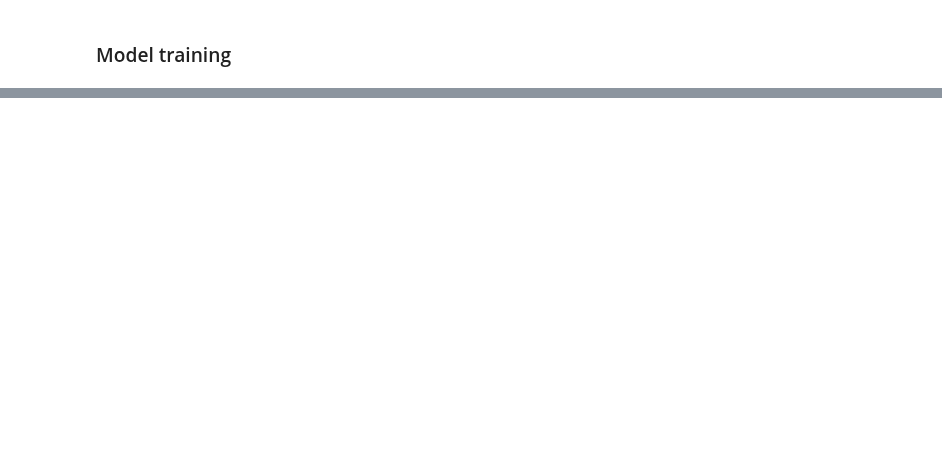
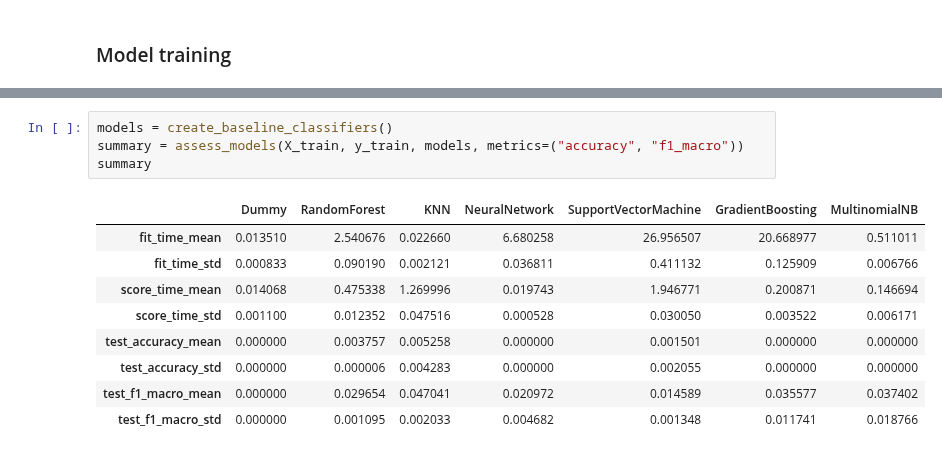
Before and after one commit to geovalexis/PP2GO, a Jupyter notebook: Methods.ipynb, the cells around one changed output, grey strips where cells are left out. Cells and saved outputs as stored; diff of their text form; blank space fills up the shorter version.

```diff
--- a/Methods.ipynb
+++ b/Methods.ipynb
@@ -1200,0 +1258,14 @@ accuracy_score(y_test, y_test_predictions)
+# %%
+models = create_baseline_classifiers()
+summary = assess_models(X_train, y_train, models, metrics=("accuracy", "f1_macro"))
+summary
+# %% [output]
+|  | Dummy | RandomForest | KNN | NeuralNetwork | SupportVectorMachine | GradientBoosting | MultinomialNB |
+| fit_time_mean | 0.013510 | 2.540676 | 0.022660 | 6.680258 | 26.956507 | 20.668977 | 0.511011 |
+| fit_time_std | 0.000833 | 0.090190 | 0.002121 | 0.036811 | 0.411132 | 0.125909 | 0.006766 |
+| score_time_mean | 0.014068 | 0.475338 | 1.269996 | 0.019743 | 1.946771 | 0.200871 | 0.146694 |
+| score_time_std | 0.001100 | 0.012352 | 0.047516 | 0.000528 | 0.030050 | 0.003522 | 0.006171 |
+| test_accuracy_mean | 0.000000 | 0.003757 | 0.005258 | 0.000000 | 0.001501 | 0.000000 | 0.000000 |
+| test_accuracy_std | 0.000000 | 0.000006 | 0.004283 | 0.000000 | 0.002055 | 0.000000 | 0.000000 |
+| test_f1_macro_mean | 0.000000 | 0.029654 | 0.047041 | 0.020972 | 0.014589 | 0.035577 | 0.037402 |
+| test_f1_macro_std | 0.000000 | 0.001095 | 0.002033 | 0.004682 | 0.001348 | 0.011741 | 0.018766 |
```
Also changed, not shown: parts of 7 cells of this notebook.
